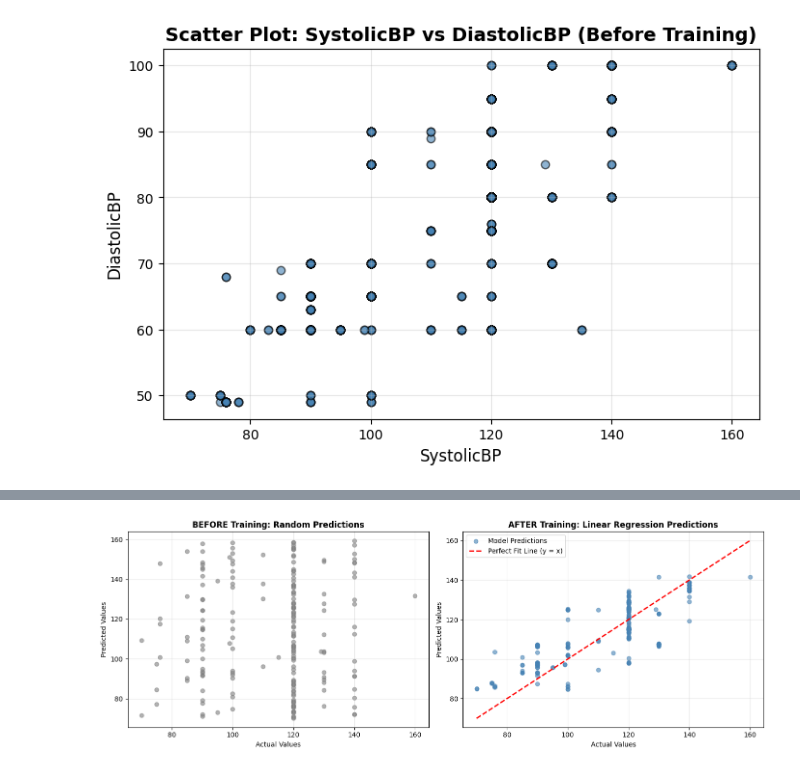
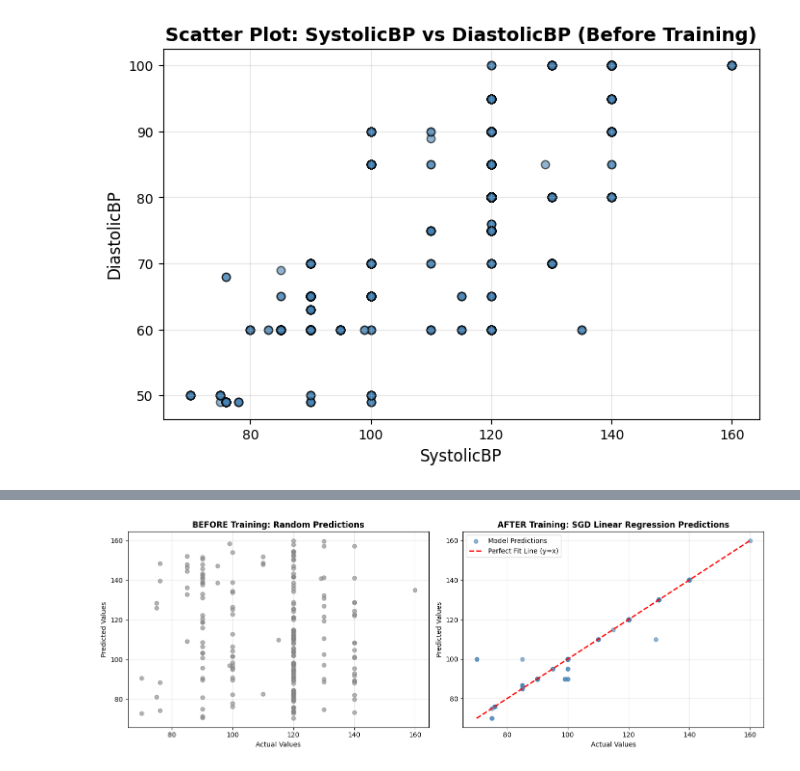
Before and after one commit to BirasaDivine/Maternal_Health_Risk_Mobile-App-Regression, a Jupyter notebook: MobileApp_Regression_Analysis.ipynb, the cells around one changed output, grey strips where cells are left out. Drawn from its saved outputs; the diff is of its cells as text; code cells hidden in the pictures.

```diff
--- a/MobileApp_Regression_Analysis.ipynb
+++ b/MobileApp_Regression_Analysis.ipynb
@@ -204,0 +202,3 @@ y_pred = LR.predict(X_test)
+# %%
+sgd_lr = SGDRegressor(max_iter=1000, learning_rate='invscaling', eta0=0.01, random_state=42)
+sgd_lr.fit(X_train_scaled, y_train)
@@ -205 +215,16 @@ y_pred = LR.predict(X_test)
+# %%
+n_epochs = 100
+train_losses = []
+test_losses = []
+
+for epoch in range(n_epochs):
+    sgd.fit(X_train_scaled, y_train)  # Continues training from previous epoch
+
+    # Predictions
+    y_train_pred = sgd.predict(X_train_scaled)
+    y_test_pred = sgd.predict(X_test_scaled)
+
+    # Compute and record MSE
+    train_losses.append(mean_squared_error(y_train, y_train_pred))
+    test_losses.append(mean_squared_error(y_test, y_test_pred))
 # %%
@@ -350,44 +404,32 @@ print(comparison_metrics)
 # %%
-import numpy as np
-import matplotlib.pyplot as plt
 
-# Assume y_test and y_pred_lr already exist
-# y_test = actual values
-# y_pred_lr = linear regression predictions
-
-# Create RANDOM predictions to simulate "before training"
+# BEFORE TRAINING: random predictions
 random_predictions = np.random.uniform(y_test.min(), y_test.max(), len(y_test))
 
-# Plot before/after
 fig, axes = plt.subplots(1, 2, figsize=(14, 5))
 
-# ----------------------------------------------------------
-# BEFORE TRAINING — random predictions
-# ----------------------------------------------------------
+# BEFORE: random predictions
 axes[0].scatter(y_test, random_predictions, alpha=0.6, color="gray")
 axes[0].set_title("BEFORE Training: Random Predictions", fontsize=12, fontweight="bold")
 axes[0].set_xlabel("Actual Values")
 axes[0].set_ylabel("Predicted Values")
 axes[0].grid(True, alpha=0.3)
 
-# ----------------------------------------------------------
-# AFTER TRAINING — linear regression predictions
-# ----------------------------------------------------------
-axes[1].scatter(y_test, y_pred_lr, alpha=0.6, color="steelblue", label="Model Predictions")
+# AFTER: SGD Linear Regression predictions
+axes[1].scatter(y_test, y_pred, alpha=0.6, color="steelblue", label="Model Predictions")
 
-# Add the PERFECT FIT line (y = x)
-min_val = min(y_test.min(), y_pred_lr.min())
-max_val = max(y_test.max(), y_pred_lr.max())
-axes[1].plot([min_val, max_val], [min_val, max_val], "r--", linewidth=2, label="Perfect Fit Line (y = x)")
+# Add perfect fit line
+min_val = min(y_test.min(), y_pred.min())
+max_val = max(y_test.max(), y_pred.max())
+axes[1].plot([min_val, max_val], [min_val, max_val], "r--", linewidth=2, label="Perfect Fit Line (y=x)")
 
-axes[1].set_title("AFTER Training: Linear Regression Predictions", fontsize=12, fontweight="bold")
+axes[1].set_title("AFTER Training: SGD Linear Regression Predictions", fontsize=12, fontweight="bold")
 axes[1].set_xlabel("Actual Values")
 axes[1].set_ylabel("Predicted Values")
 axes[1].legend()
 axes[1].grid(True, alpha=0.3)
 
 plt.tight_layout()
-plt.savefig("scatter_random_linear.png", dpi=300, bbox_inches='tight')
 plt.show()
 # %% [output]
-[figure, old version]
+[figure, new version]
```
Also changed, not shown: parts of 19 cells of this notebook.
